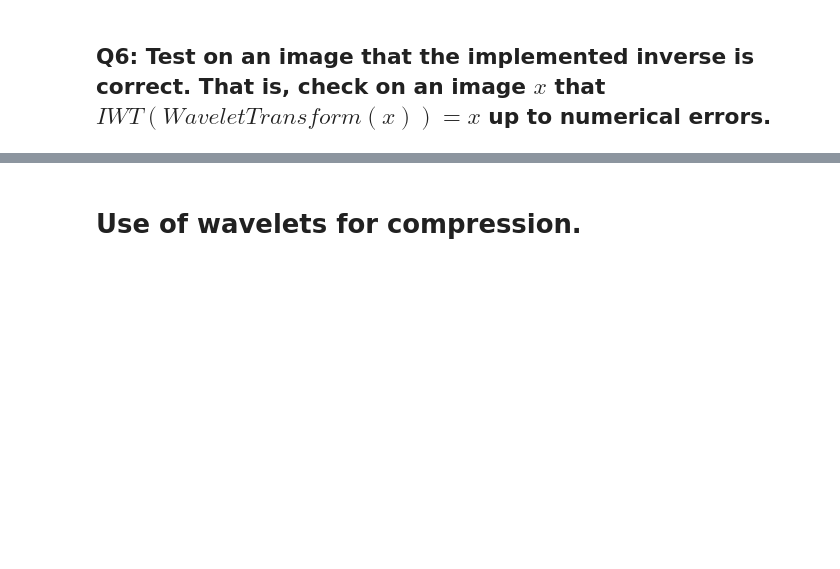
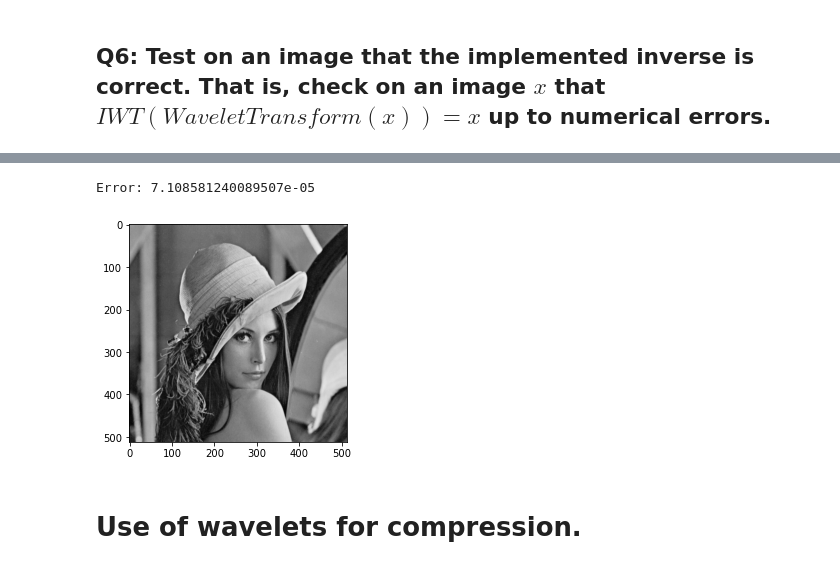
Before and after one commit to piptouque/imac3_td_signalanalysis, a Jupyter notebook: td5/TD-Wavelets-Exercise.ipynb, the cells around one changed output, grey strips where cells are left out. Saved outputs shown, nothing was run; the diff lists cells and outputs as text; code cells hidden in the pictures; blank space fills up the shorter version.

```diff
--- a/td5/TD-Wavelets-Exercise.ipynb
+++ b/td5/TD-Wavelets-Exercise.ipynb
@@ -216,32 +225,44 @@ def PlotWavelet(wavelet, iterations=1):
 # %% [markdown]
 ## Q5: The wavelet transform is an orthogonal transformation so its inverse is given by its transpose (also called adjoint). Use the two operators defined below to implement the inverse of the wavelet transform.
 # %%
-def AdjointCoarse(image,d):
+def adj_coarse(image, h, d):
     adjoint_h = reverse(h)
     return cconv(upsampling(image,d),adjoint_h,d)
-def AdjointFine(image,d):
+def adj_fine(image, g, d):
     adjoint_g = reverse(g)
     return cconv(upsampling(image,d),adjoint_g,d)
 # %%
 # Hereafter, you just implement the inverse of a one-step wavelet transform.
-def IW_0(wavelet):
+def IW_0(wavelet, h, g):
     # you can use the temporary variables defined below.
-    #n = np.shape(wavelet)[0]//2
-    #temp_hc_vc = wavelet[0:n,0:n]
-    #temp_hc_vf = wavelet[0:n,n:]
-    #temp_hf_vc = wavelet[n:,0:n]
-    #temp_hf_vf = wavelet[n:,n:]
+    dim = np.shape(wavelet)[0]//2
+    ll = wavelet[:dim, :dim]
+    hl = wavelet[dim:, :dim]
+    lh = wavelet[:dim, dim:]
+    hh = wavelet[dim:,dim:]
 
     # implement here the adjoint on each directions and then on the full vector.
+    image_restored = np.empty_like(wavelet)
+    adj_ll = adj_coarse(adj_coarse(ll, h, 1), h, 0)
+    adj_hl = adj_fine(  adj_coarse(hl, h, 1), g, 0)
 
-    return result
+    adj_lh = adj_coarse(adj_fine(  lh, g, 1), h, 0)
+    adj_hh = adj_fine(  adj_fine(  hh, g, 1), g, 0)
+
+    image_restored = adj_ll + (adj_hl + adj_lh + adj_hh)
+    return image_restored
 
 # once the function above is implemented, the full wavelet inversion reads like this:
-def IWT(wavelet,iterations = 3):
+def wavelet_inverse(wavelet, h, g, iterations = 1):
     image = np.copy(wavelet)
     for i in reverse(range(iterations)):
-        cut = np.shape(wavelet)[0]//(2**i)
-        image[0:cut,0:cut] = IW_0(image[0:cut,0:cut])
+        cut = wavelet.shape[0]//(2**i)
+        image[:cut, :cut] = IW_0(image[:cut, :cut], h, g)
     return image
 # %% [markdown]
    ## Q6: Test on an image that the implemented inverse is correct. That is, check on an image $x$ that $IWT(WaveletTransform(x)) = x$ up to numerical errors.
+# %%
+n = 2
+
+wavelet = wavelet_transform(image, h, g, n)
+image_restored = wavelet_inverse(wavelet, h, g, n)
@@ -248,3 +274,12 @@ def IWT(wavelet,iterations = 3):
+# %%
+plt.imshow(image_restored)
+
+err = np.sum(np.abs(image - image_restored))
+
+print("Error: " + str(err))
+# %% [output]
+Error: 7.108581240089507e-05
+[figure, added]
 # %% [markdown]
 # Use of wavelets for compression.
 # %% [markdown]
```
Also changed, not shown: parts of 21 cells of this notebook.
